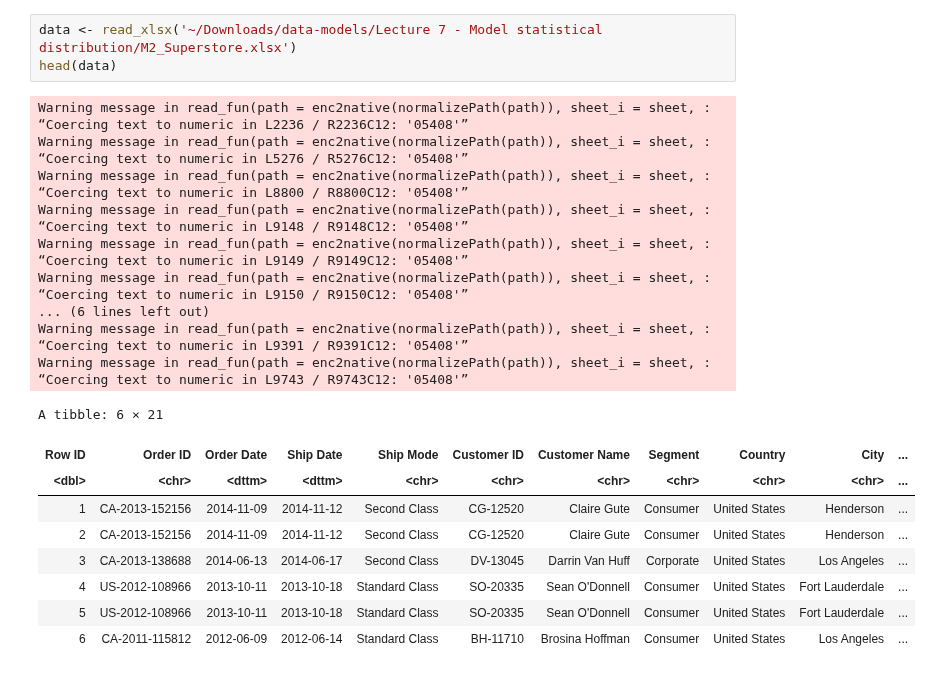
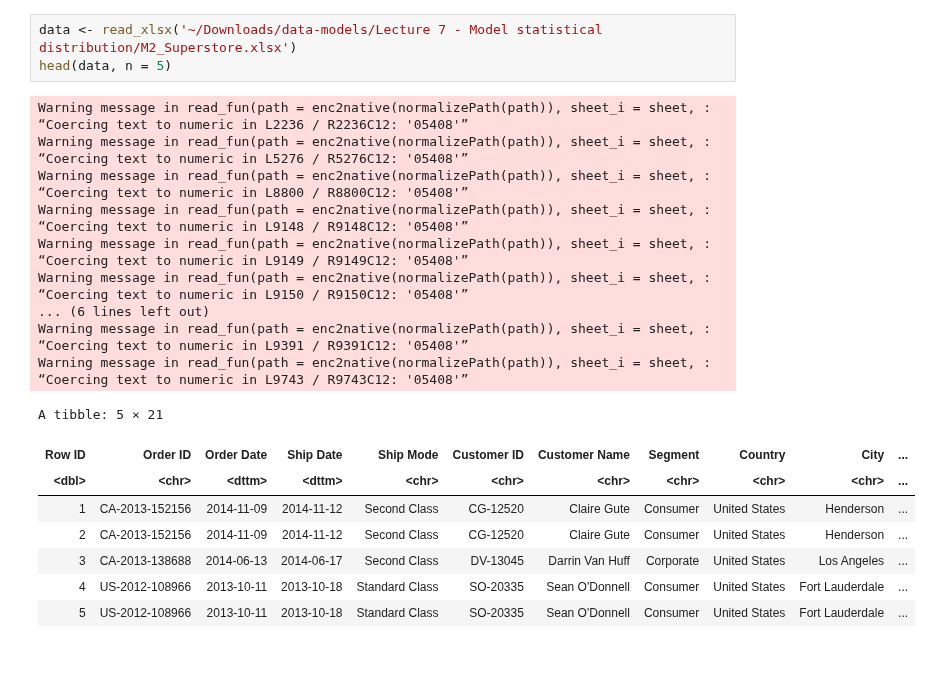
Before and after one commit to ppkgtmm/data-models, a Jupyter notebook: L7/Exercise.ipynb, the cells around one changed output. Drawn from its saved outputs; the diff is of its cells as text.

```diff
--- a/L7/Exercise.ipynb
+++ b/L7/Exercise.ipynb
@@ -21,30 +38,29 @@ library(readxl)
 # %%
 data <- read_xlsx('~/Downloads/data-models/Lecture 7 - Model statistical distribution/M2_Superstore.xlsx')
-head(data)
+head(data, n = 5)
 # %% [output]
 Warning message in read_fun(path = enc2native(normalizePath(path)), sheet_i = sheet, :
 “Coercing text to numeric in L2236 / R2236C12: '05408'”
 Warning message in read_fun(path = enc2native(normalizePath(path)), sheet_i = sheet, :
 “Coercing text to numeric in L5276 / R5276C12: '05408'”
 Warning message in read_fun(path = enc2native(normalizePath(path)), sheet_i = sheet, :
 “Coercing text to numeric in L8800 / R8800C12: '05408'”
 Warning message in read_fun(path = enc2native(normalizePath(path)), sheet_i = sheet, :
 “Coercing text to numeric in L9148 / R9148C12: '05408'”
 Warning message in read_fun(path = enc2native(normalizePath(path)), sheet_i = sheet, :
 “Coercing text to numeric in L9149 / R9149C12: '05408'”
 Warning message in read_fun(path = enc2native(normalizePath(path)), sheet_i = sheet, :
 “Coercing text to numeric in L9150 / R9150C12: '05408'”
 ... (6 lines left out)
 Warning message in read_fun(path = enc2native(normalizePath(path)), sheet_i = sheet, :
 “Coercing text to numeric in L9391 / R9391C12: '05408'”
 Warning message in read_fun(path = enc2native(normalizePath(path)), sheet_i = sheet, :
 “Coercing text to numeric in L9743 / R9743C12: '05408'”
-A tibble: 6 × 21
+A tibble: 5 × 21
 | Row ID | Order ID | Order Date | Ship Date | Ship Mode | Customer ID | Customer Name | Segment | Country | City | ... |
 | <dbl> | <chr> | <dttm> | <dttm> | <chr> | <chr> | <chr> | <chr> | <chr> | <chr> | ... |
 | 1 | CA-2013-152156 | 2014-11-09 | 2014-11-12 | Second Class | CG-12520 | Claire Gute | Consumer | United States | Henderson | ... |
 | 2 | CA-2013-152156 | 2014-11-09 | 2014-11-12 | Second Class | CG-12520 | Claire Gute | Consumer | United States | Henderson | ... |
 | 3 | CA-2013-138688 | 2014-06-13 | 2014-06-17 | Second Class | DV-13045 | Darrin Van Huff | Corporate | United States | Los Angeles | ... |
 | 4 | US-2012-108966 | 2013-10-11 | 2013-10-18 | Standard Class | SO-20335 | Sean O'Donnell | Consumer | United States | Fort Lauderdale | ... |
 | 5 | US-2012-108966 | 2013-10-11 | 2013-10-18 | Standard Class | SO-20335 | Sean O'Donnell | Consumer | United States | Fort Lauderdale | ... |
-| 6 | CA-2011-115812 | 2012-06-09 | 2012-06-14 | Standard Class | BH-11710 | Brosina Hoffman | Consumer | United States | Los Angeles | ... |
```
Also changed, not shown: parts of 17 cells of this notebook.
